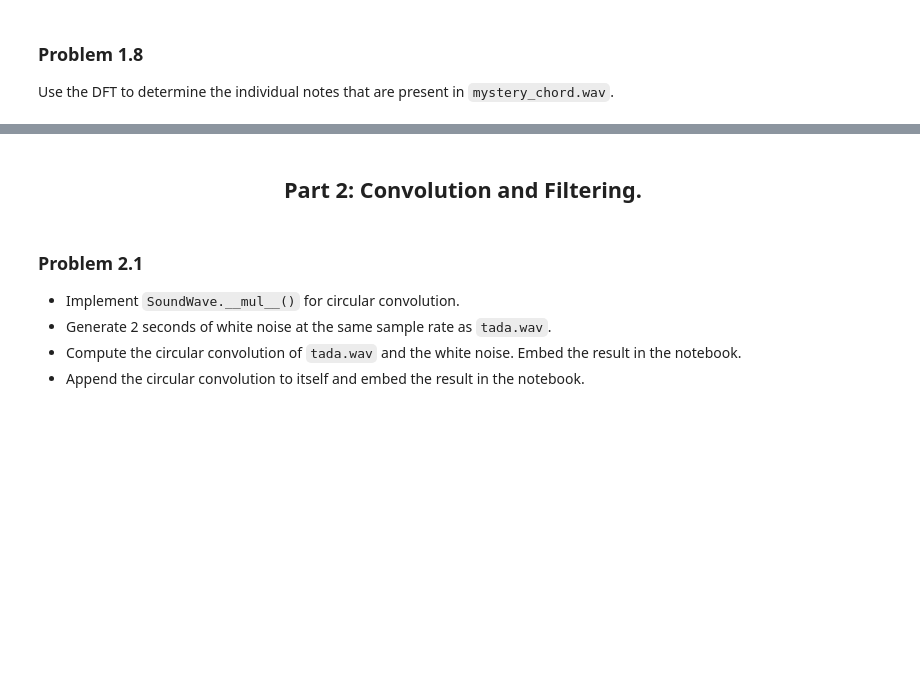
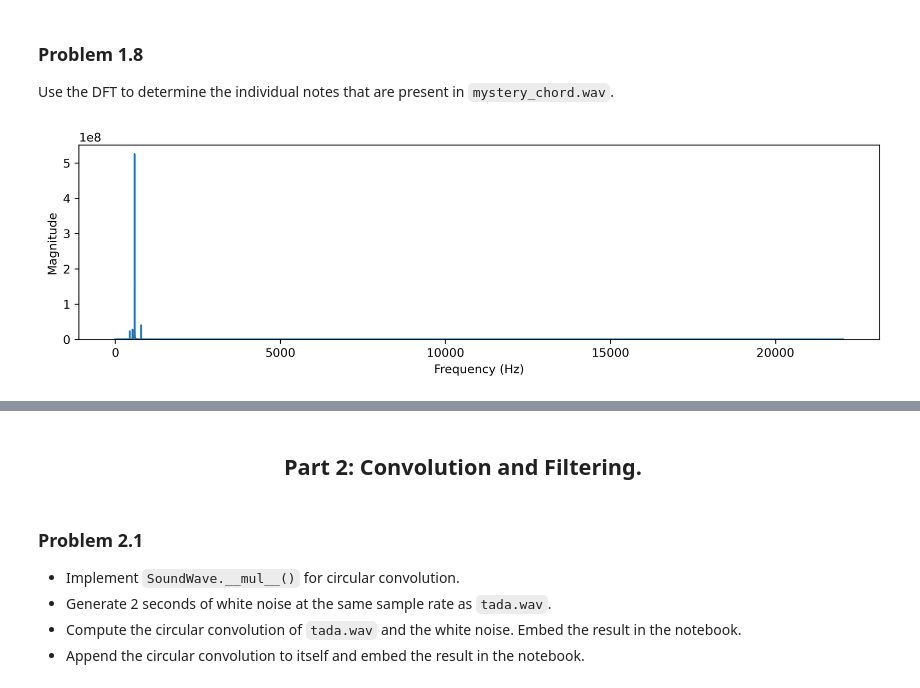
Before and after one commit to Burt360/Volume2, a Jupyter notebook: FourierTransform/fourier_transform.ipynb, the cells around one changed output, grey strips where cells are left out. Drawn from its saved outputs; the diff is of its cells as text; code cells hidden in the pictures; blank space fills up the shorter version.

```diff
--- a/FourierTransform/fourier_transform.ipynb
+++ b/FourierTransform/fourier_transform.ipynb
@@ -332,3 +442,13 @@ def simple_fft(samples, threshold=1):
 ### Problem 1.8
 
 Use the DFT to determine the individual notes that are present in `mystery_chord.wav`.
+# %%
+# Store mystery_chord.wav in a SoundWave object
+file = 'mystery_chord.wav'
+wavy = SoundWave(*wavfile.read(file))
+
+# Plot and play
+wavy.plot(True)
+IPython.display.Audio(file)
+# %% [output]
+[figure, added]
```
Also changed, not shown: parts of 15 cells of this notebook.
